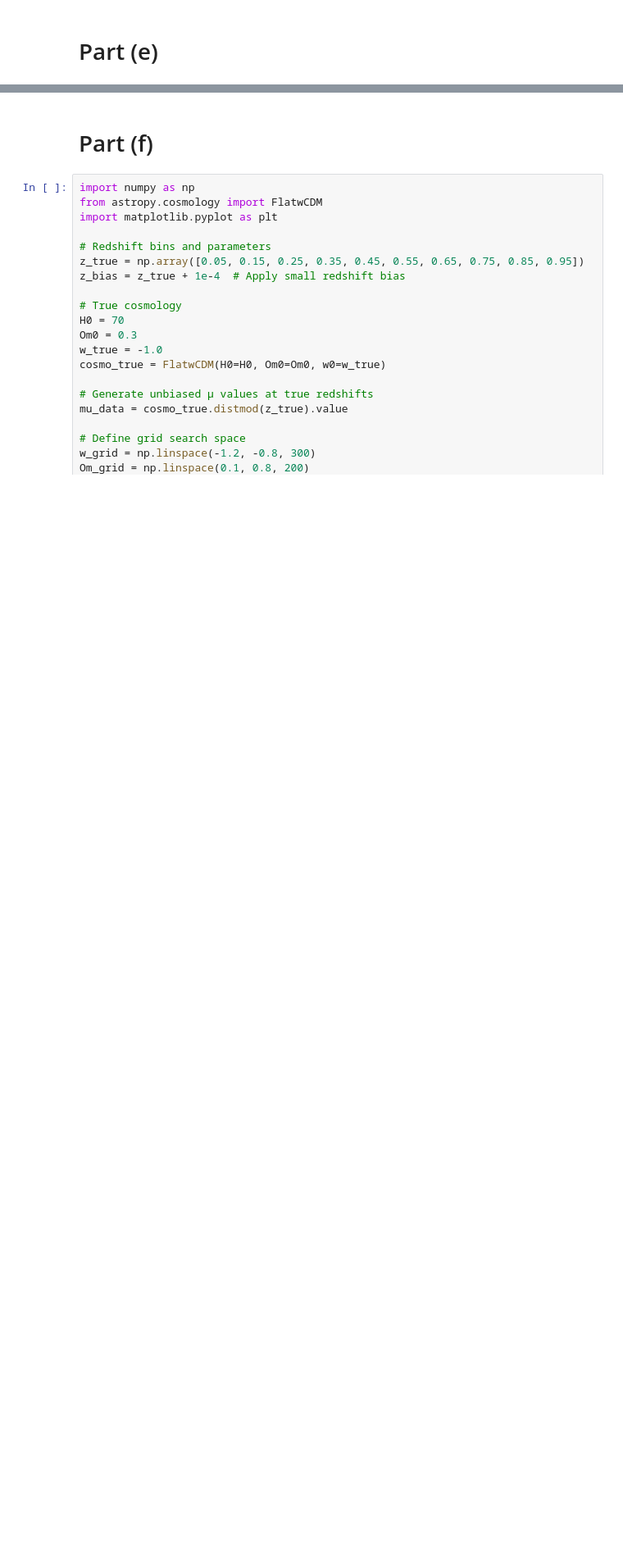
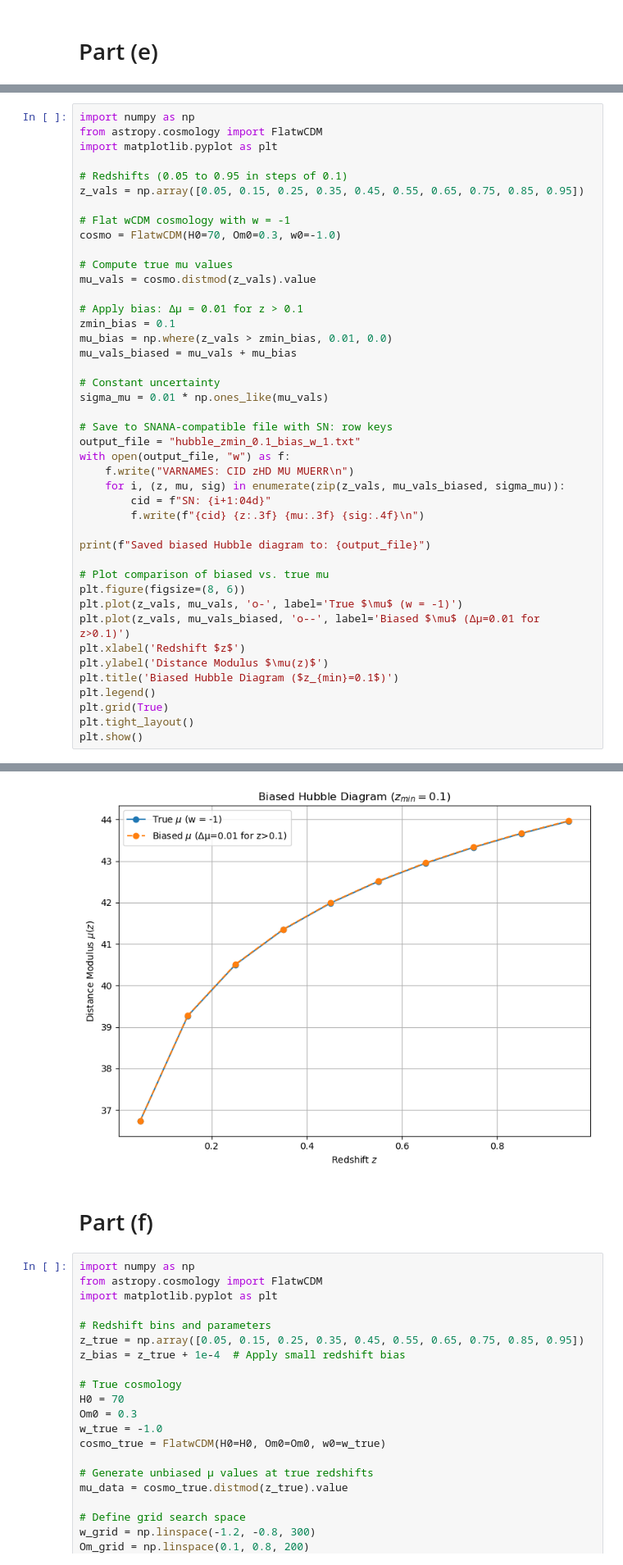
Before and after one commit to chernya4/SNANA_tutorial, a Jupyter notebook: Problem 4.ipynb, the cells around one changed output, grey strips where cells are left out. Shown at 82% size. Saved outputs shown, nothing was run; the diff lists cells and outputs as text; blank space fills up the shorter version.

```diff
--- a/Problem 4.ipynb
+++ b/Problem 4.ipynb
@@ -501,0 +525,44 @@ SN_0010 0.950 44.258 0.100
+# %%
+import numpy as np
+from astropy.cosmology import FlatwCDM
+import matplotlib.pyplot as plt
+
+# Redshifts (0.05 to 0.95 in steps of 0.1)
+z_vals = np.array([0.05, 0.15, 0.25, 0.35, 0.45, 0.55, 0.65, 0.75, 0.85, 0.95])
+
+# Flat wCDM cosmology with w = -1
+cosmo = FlatwCDM(H0=70, Om0=0.3, w0=-1.0)
+
+# Compute true mu values
+mu_vals = cosmo.distmod(z_vals).value
+
+# Apply bias: Δμ = 0.01 for z > 0.1
+zmin_bias = 0.1
+mu_bias = np.where(z_vals > zmin_bias, 0.01, 0.0)
+mu_vals_biased = mu_vals + mu_bias
+
+# Constant uncertainty
+sigma_mu = 0.01 * np.ones_like(mu_vals)
+
+# Save to SNANA-compatible file with SN: row keys
+output_file = "hubble_zmin_0.1_bias_w_1.txt"
+with open(output_file, "w") as f:
+    f.write("VARNAMES: CID zHD MU MUERR\n")
+    for i, (z, mu, sig) in enumerate(zip(z_vals, mu_vals_biased, sigma_mu)):
+        cid = f"SN: {i+1:04d}"
+        f.write(f"{cid} {z:.3f} {mu:.3f} {sig:.4f}\n")
+
+print(f"Saved biased Hubble diagram to: {output_file}")
+
+# Plot comparison of biased vs. true mu
+plt.figure(figsize=(8, 6))
+plt.plot(z_vals, mu_vals, 'o-', label='True $\mu$ (w = -1)')
+plt.plot(z_vals, mu_vals_biased, 'o--', label='Biased $\mu$ (Δμ=0.01 for z>0.1)')
+plt.xlabel('Redshift $z$')
+plt.ylabel('Distance Modulus $\mu(z)$')
+plt.title('Biased Hubble Diagram ($z_{min}=0.1$)')
+plt.legend()
+plt.grid(True)
+plt.tight_layout()
+plt.show()
+# %% [output]
@@ -502,3 +570,4 @@ SN_0010 0.950 44.258 0.100
+[figure, added]
 # %% [markdown]
 # Part (f) #
 # %%
```
Also changed, not shown: parts of 7 cells of this notebook, 4 other files.
